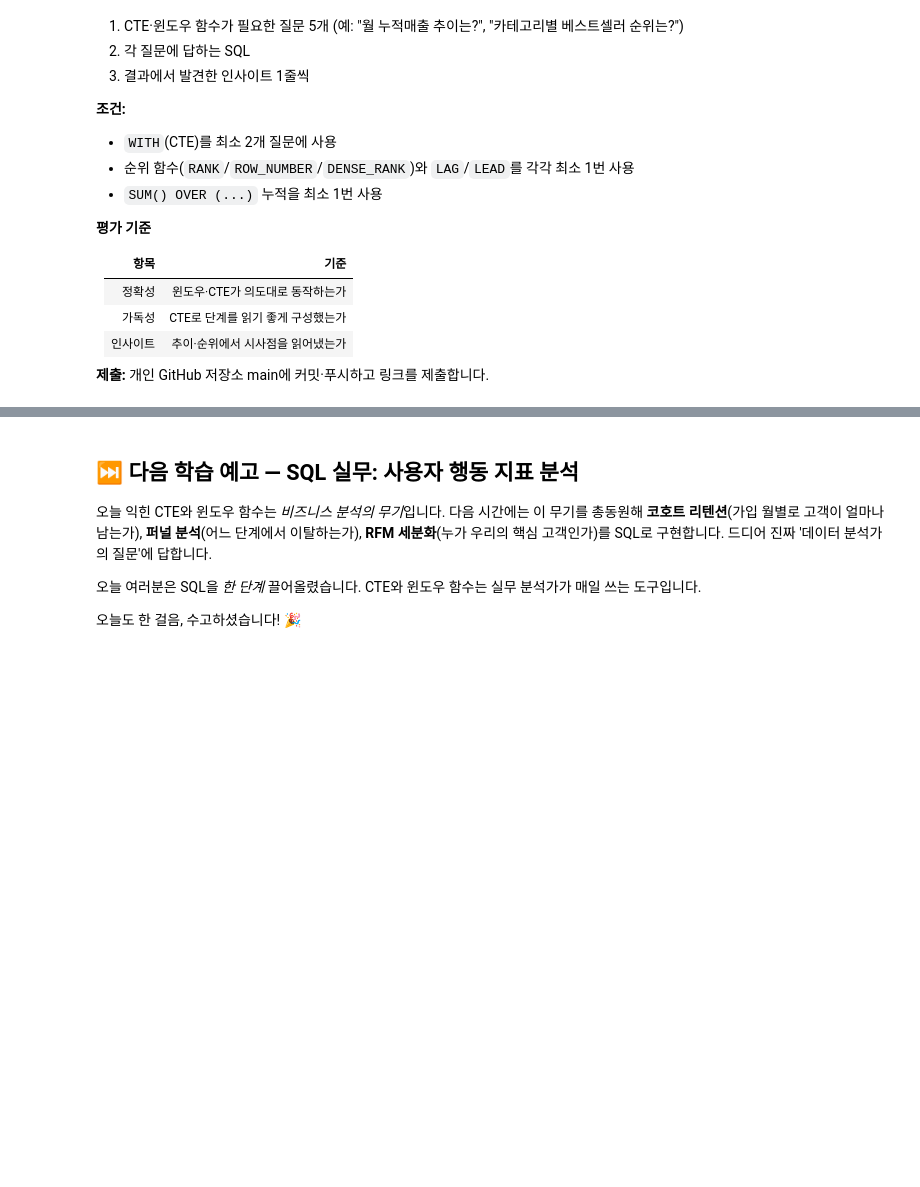
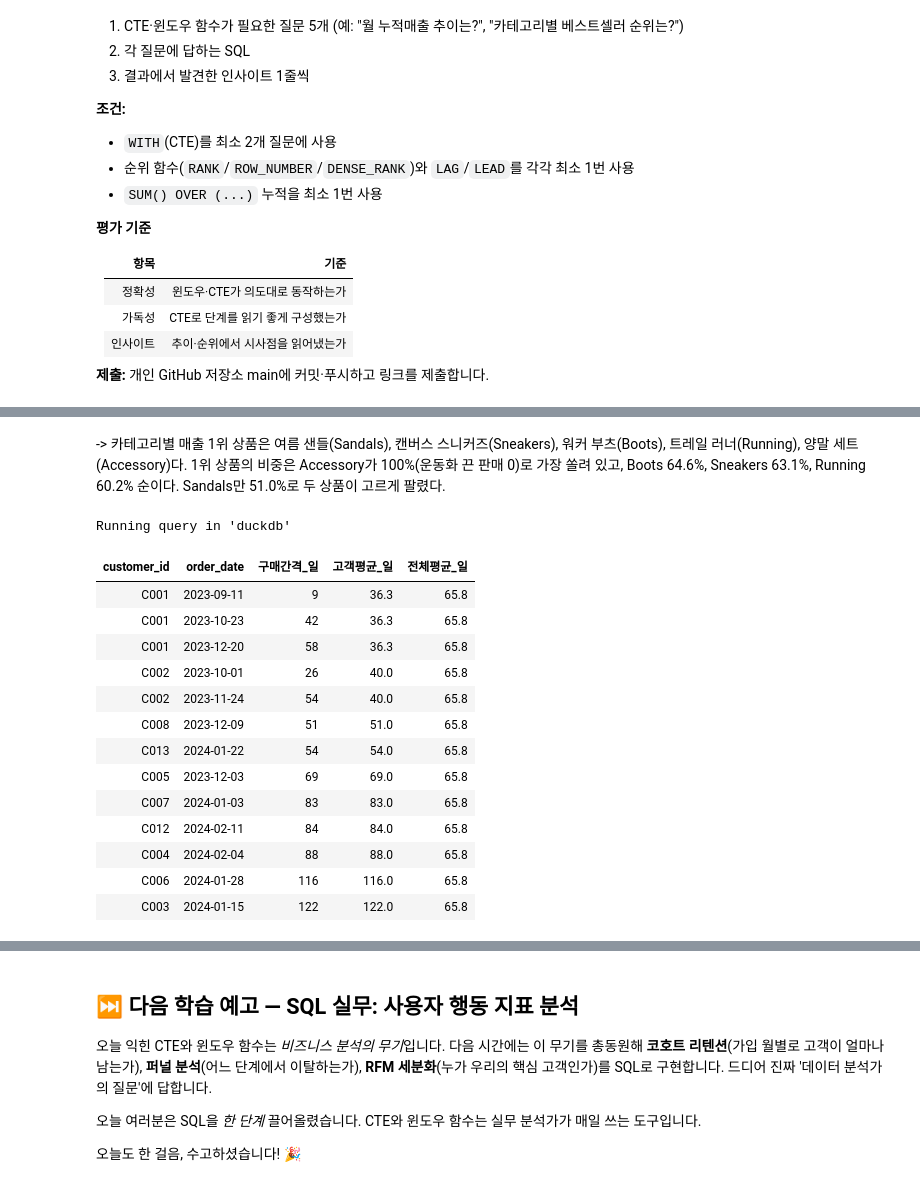
Before and after one commit to yeeunkim-dev/ai-data-bootcamp, a Jupyter notebook: D026+_SQL 데이터 분석/SQL 심화 — CTE와 윈도우 함수.ipynb, the cells around one changed output, grey strips where cells are left out. Drawn from its saved outputs; the diff is of its cells as text; code cells hidden in the pictures; blank space fills up the shorter version.

```diff
--- a/D026+_SQL 데이터 분석/SQL 심화 — CTE와 윈도우 함수.ipynb
+++ b/D026+_SQL 데이터 분석/SQL 심화 — CTE와 윈도우 함수.ipynb
@@ -1551,0 +2191,43 @@ ORDER BY
+# %% [markdown]
+-> 카테고리별 매출 1위 상품은 여름 샌들(Sandals), 캔버스 스니커즈(Sneakers), 워커 부츠(Boots), 트레일 러너(Running), 양말 세트(Accessory)다. 1위 상품의 비중은 Accessory가 100%(운동화 끈 판매 0)로 가장 쏠려 있고, Boots 64.6%, Sneakers 63.1%, Running 60.2% 순이다. Sandals만 51.0%로 두 상품이 고르게 팔렸다.
+# %%
+%%sql
+-- [Q4] 재구매 고객은 직전 주문 후 평균 며칠 만에 다시 구매하는가?
+
+WITH gaps AS (
+  SELECT
+    customer_id,
+    order_date,
+    date_diff(
+      'day',
+      LAG(order_date) OVER (PARTITION BY customer_id ORDER BY order_date),
+      order_date
+    ) AS 구매간격_일
+  FROM project_name.dataset_name.orders
+  WHERE amount IS NOT NULL
+)
+SELECT
+  customer_id,
+  order_date,
+  구매간격_일,
+  ROUND(AVG(구매간격_일) OVER (PARTITION BY customer_id), 1) AS 고객평균_일,
+  ROUND(AVG(구매간격_일) OVER (), 1) AS 전체평균_일
+FROM gaps
+WHERE 구매간격_일 IS NOT NULL
+ORDER BY 고객평균_일, customer_id, order_date
+# %% [output]
+Running query in 'duckdb'
+| customer_id | order_date | 구매간격_일 | 고객평균_일 | 전체평균_일 |
+| C001 | 2023-09-11 | 9 | 36.3 | 65.8 |
+| C001 | 2023-10-23 | 42 | 36.3 | 65.8 |
+| C001 | 2023-12-20 | 58 | 36.3 | 65.8 |
+| C002 | 2023-10-01 | 26 | 40.0 | 65.8 |
+| C002 | 2023-11-24 | 54 | 40.0 | 65.8 |
+| C008 | 2023-12-09 | 51 | 51.0 | 65.8 |
+| C013 | 2024-01-22 | 54 | 54.0 | 65.8 |
+| C005 | 2023-12-03 | 69 | 69.0 | 65.8 |
+| C007 | 2024-01-03 | 83 | 83.0 | 65.8 |
+| C012 | 2024-02-11 | 84 | 84.0 | 65.8 |
+| C004 | 2024-02-04 | 88 | 88.0 | 65.8 |
+| C006 | 2024-01-28 | 116 | 116.0 | 65.8 |
+| C003 | 2024-01-15 | 122 | 122.0 | 65.8 |
```
Also changed, not shown: parts of 54 cells of this notebook.
